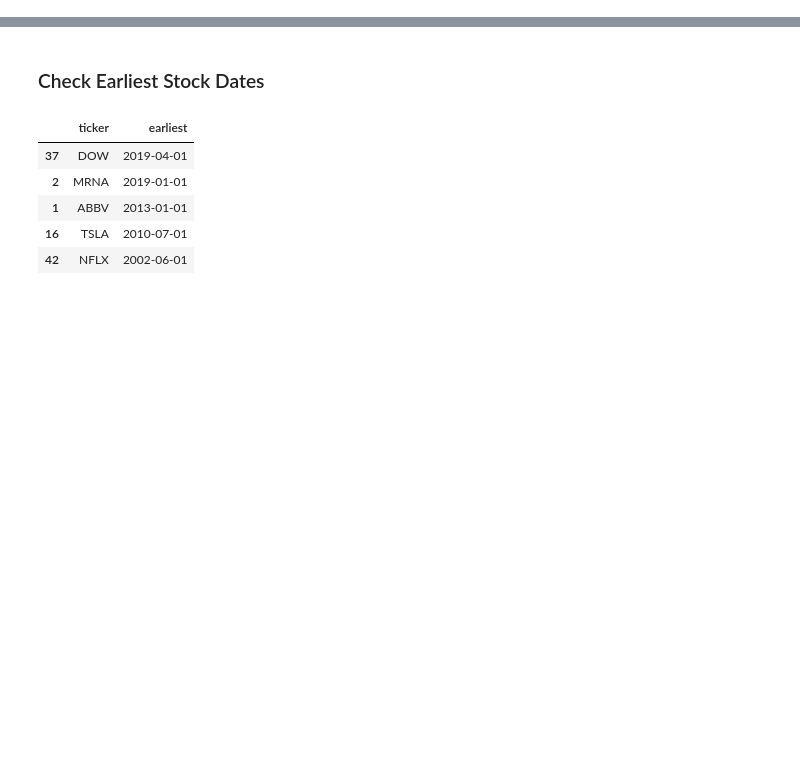
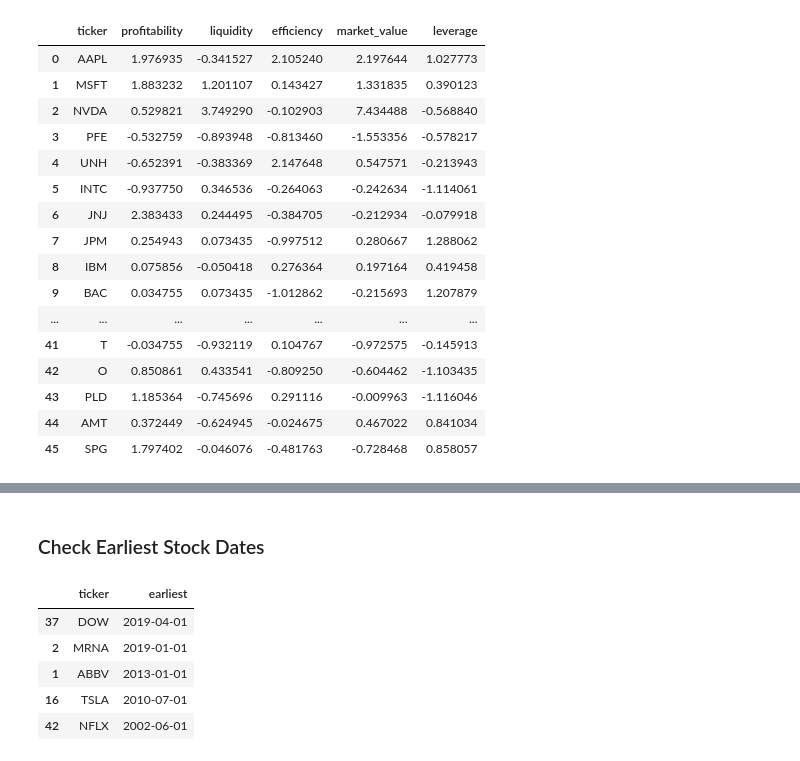
Before and after one commit to Adenegar/InvestmentPortfolio, a Jupyter notebook: src/portfolios.ipynb, the cells around one changed output, grey strips where cells are left out. Saved outputs shown, nothing was run; the diff lists cells and outputs as text; code cells hidden in the pictures; blank space fills up the shorter version.

```diff
--- a/src/portfolios.ipynb
+++ b/src/portfolios.ipynb
@@ -20,0 +81,20 @@ PCA complete: projected data shape (46, 2)
+# %%
+df_results[["ticker"] + pca_cols]
+# %% [output]
+|  | ticker | profitability | liquidity | efficiency | market_value | leverage |
+| 0 | AAPL | 1.976935 | -0.341527 | 2.105240 | 2.197644 | 1.027773 |
+| 1 | MSFT | 1.883232 | 1.201107 | 0.143427 | 1.331835 | 0.390123 |
+| 2 | NVDA | 0.529821 | 3.749290 | -0.102903 | 7.434488 | -0.568840 |
+| 3 | PFE | -0.532759 | -0.893948 | -0.813460 | -1.553356 | -0.578217 |
+| 4 | UNH | -0.652391 | -0.383369 | 2.147648 | 0.547571 | -0.213943 |
+| 5 | INTC | -0.937750 | 0.346536 | -0.264063 | -0.242634 | -1.114061 |
+| 6 | JNJ | 2.383433 | 0.244495 | -0.384705 | -0.212934 | -0.079918 |
+| 7 | JPM | 0.254943 | 0.073435 | -0.997512 | 0.280667 | 1.288062 |
+| 8 | IBM | 0.075856 | -0.050418 | 0.276364 | 0.197164 | 0.419458 |
+| 9 | BAC | 0.034755 | 0.073435 | -1.012862 | -0.215693 | 1.207879 |
+| ... | ... | ... | ... | ... | ... | ... |
+| 41 | T | -0.034755 | -0.932119 | 0.104767 | -0.972575 | -0.145913 |
+| 42 | O | 0.850861 | 0.433541 | -0.809250 | -0.604462 | -1.103435 |
+| 43 | PLD | 1.185364 | -0.745696 | 0.291116 | -0.009963 | -1.116046 |
+| 44 | AMT | 0.372449 | -0.624945 | -0.024675 | 0.467022 | 0.841034 |
+| 45 | SPG | 1.797402 | -0.046076 | -0.481763 | -0.728468 | 0.858057 |
```
Also changed, not shown: parts of 41 cells of this notebook, 12 other files.
